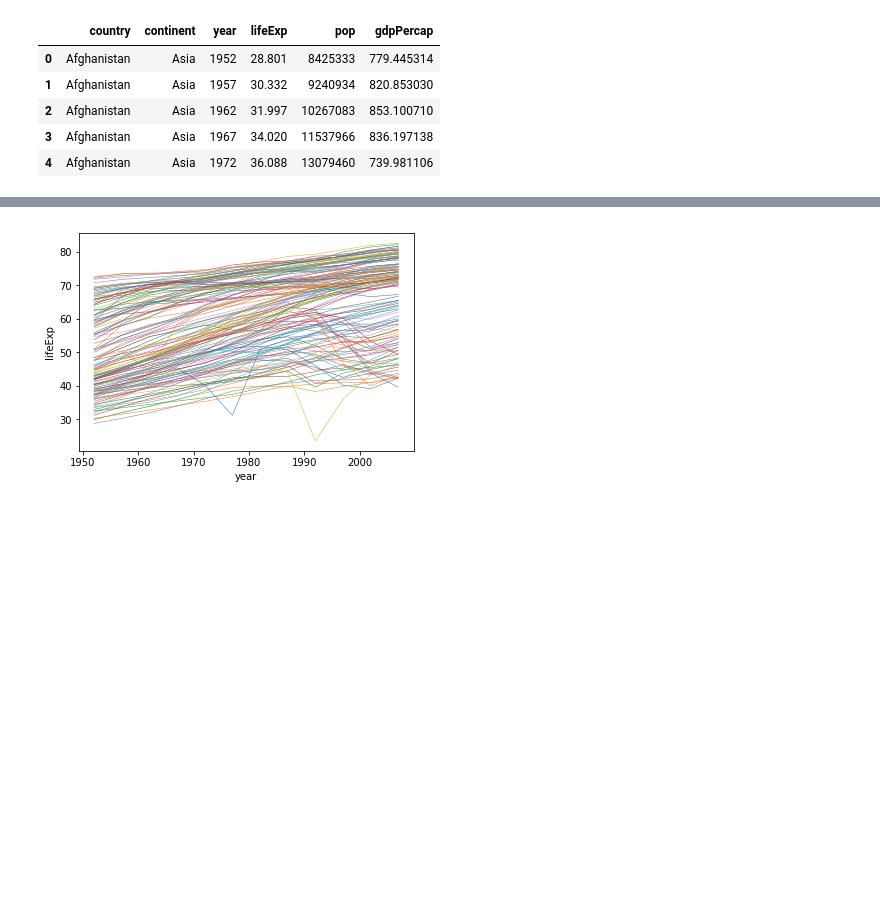
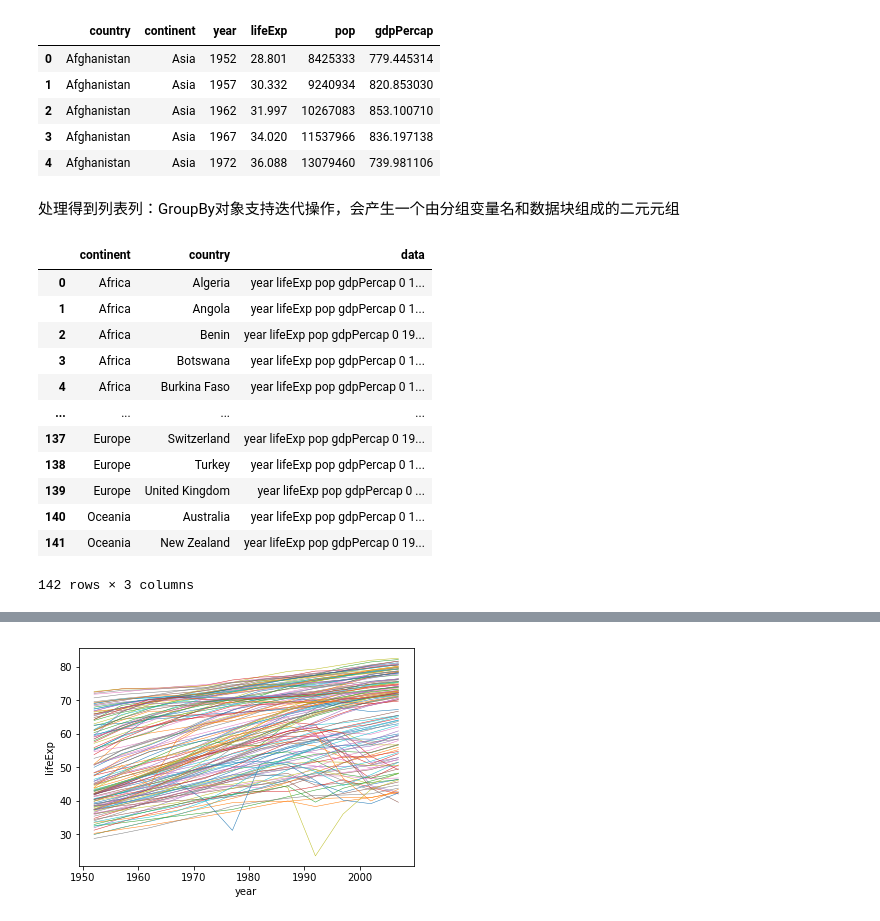
Before and after one commit to WHUFT/WHU_FinTech_Workshop, a Jupyter notebook: 10-研究方法学习班/11-金融数据科学/08-数据建模（22-25章）/Chapter25/Chapter25.ipynb, the cells around one changed output, grey strips where cells are left out. Cells and saved outputs as stored; diff of their text form; code cells hidden in the pictures; blank space fills up the shorter version.

```diff
--- a/10-研究方法学习班/11-金融数据科学/08-数据建模（22-25章）/Chapter25/Chapter25.ipynb
+++ b/10-研究方法学习班/11-金融数据科学/08-数据建模（22-25章）/Chapter25/Chapter25.ipynb
@@ -20,3 +20,5 @@ gapminder.head(5)
 | 2 | Afghanistan | Asia | 1962 | 31.997 | 10267083 | 853.100710 |
 | 3 | Afghanistan | Asia | 1967 | 34.020 | 11537966 | 836.197138 |
 | 4 | Afghanistan | Asia | 1972 | 36.088 | 13079460 | 739.981106 |
+# %% [markdown]
+处理得到列表列：GroupBy对象支持迭代操作，会产生一个由分组变量名和数据块组成的二元元组
@@ -22,0 +29,16 @@ gapminder.head(5)
+# %%
+gapminder_data
+# %% [output]
+|  | continent | country | data |
+| 0 | Africa | Algeria | year lifeExp pop gdpPercap 0 1... |
+| 1 | Africa | Angola | year lifeExp pop gdpPercap 0 1... |
+| 2 | Africa | Benin | year lifeExp pop gdpPercap 0 19... |
+| 3 | Africa | Botswana | year lifeExp pop gdpPercap 0 1... |
+| 4 | Africa | Burkina Faso | year lifeExp pop gdpPercap 0 1... |
+| ... | ... | ... | ... |
+| 137 | Europe | Switzerland | year lifeExp pop gdpPercap 0 19... |
+| 138 | Europe | Turkey | year lifeExp pop gdpPercap 0 1... |
+| 139 | Europe | United Kingdom | year lifeExp pop gdpPercap 0 ... |
+| 140 | Oceania | Australia | year lifeExp pop gdpPercap 0 1... |
+| 141 | Oceania | New Zealand | year lifeExp pop gdpPercap 0 19... |
+142 rows × 3 columns
```
Also changed, not shown: parts of 13 cells of this notebook.
